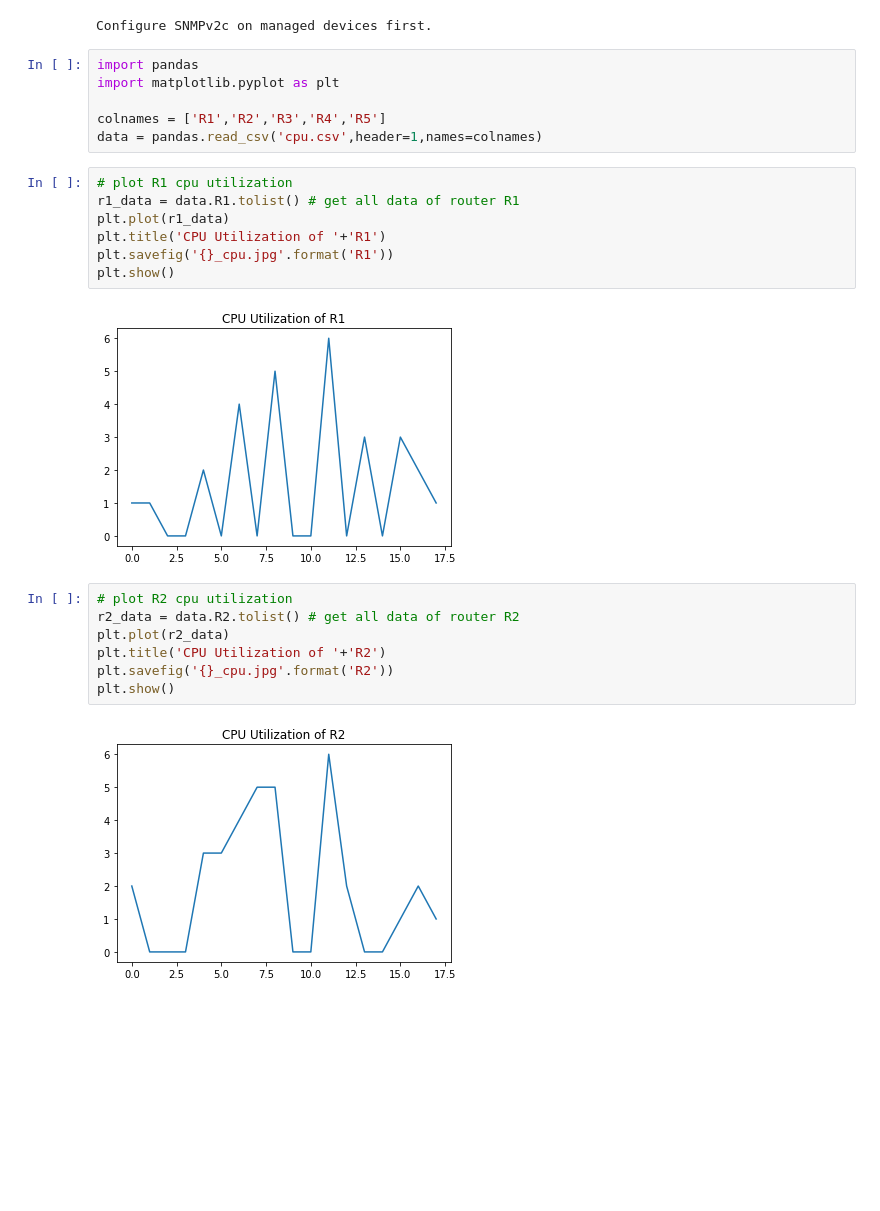
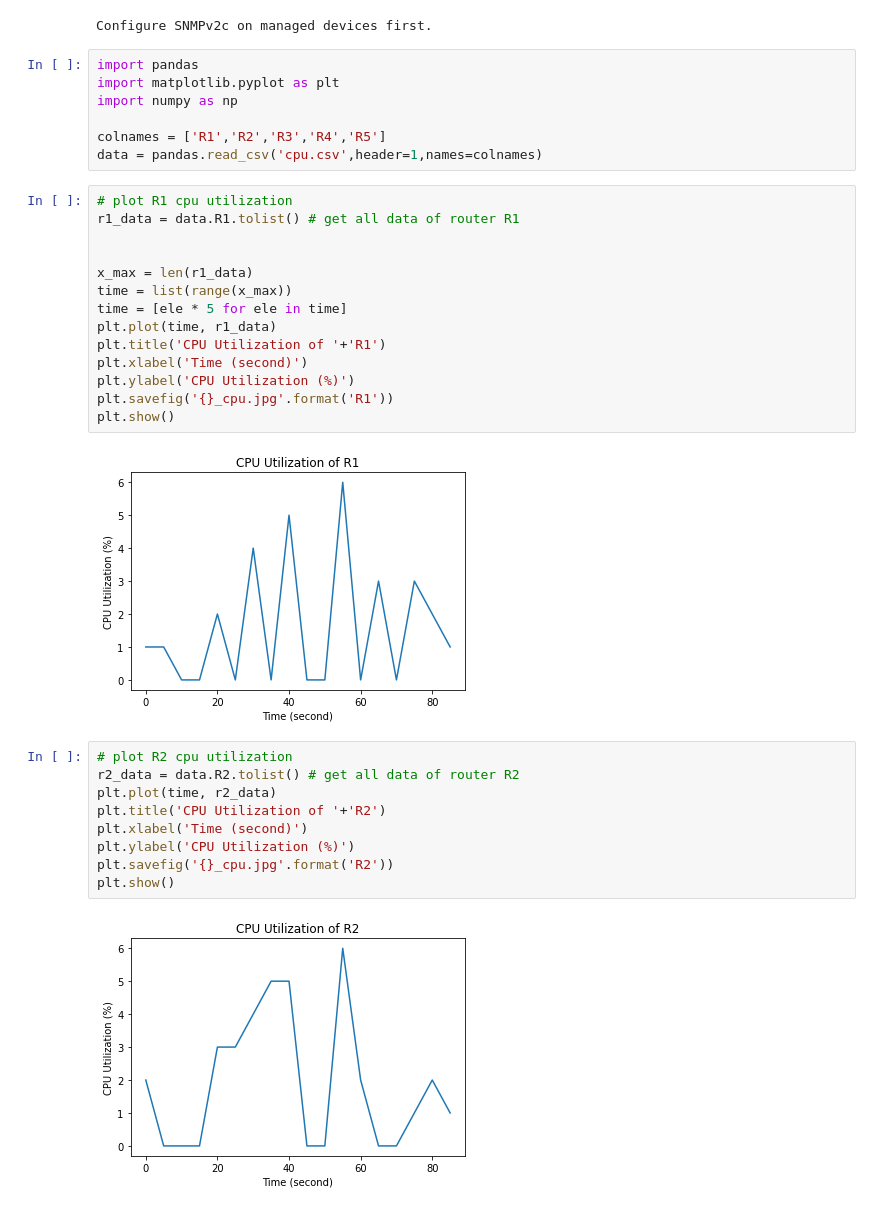
Before and after one commit to aditiprakash/NetmanProject, a Jupyter notebook: flask-dashboard-corona-dark-master/app/home/monitor_cpu.ipynb, the cells around one changed output. Cells and saved outputs as stored; diff of their text form; blank space fills up the shorter version.

Commit message:
add monitor_cpu.py and update figure labels

```diff
--- a/flask-dashboard-corona-dark-master/app/home/monitor_cpu.ipynb
+++ b/flask-dashboard-corona-dark-master/app/home/monitor_cpu.ipynb
@@ -34,27 +34,37 @@ Configure SNMPv2c on managed devices first.
 # %%
 import pandas
 import matplotlib.pyplot as plt
+import numpy as np
 
 colnames = ['R1','R2','R3','R4','R5']
 data = pandas.read_csv('cpu.csv',header=1,names=colnames)
 # %%
 # plot R1 cpu utilization
 r1_data = data.R1.tolist() # get all data of router R1
-plt.plot(r1_data)
+
+
+x_max = len(r1_data)
+time = list(range(x_max))
+time = [ele * 5 for ele in time]
+plt.plot(time, r1_data)
 plt.title('CPU Utilization of '+'R1')
+plt.xlabel('Time (second)')
+plt.ylabel('CPU Utilization (%)')
 plt.savefig('{}_cpu.jpg'.format('R1'))
 plt.show()
 # %% [output]
-[figure, old version]
+[figure, new version]
 # %%
 # plot R2 cpu utilization
 r2_data = data.R2.tolist() # get all data of router R2
-plt.plot(r2_data)
+plt.plot(time, r2_data)
 plt.title('CPU Utilization of '+'R2')
+plt.xlabel('Time (second)')
+plt.ylabel('CPU Utilization (%)')
 plt.savefig('{}_cpu.jpg'.format('R2'))
 plt.show()
 # %% [output]
-[figure, old version]
+[figure, new version]
 # %%
 # plot R3 cpu utilization
 r3_data = data.R3.tolist() # get all data of router R3
```
Also changed, not shown: parts of 3 cells of this notebook, 6 other files.
